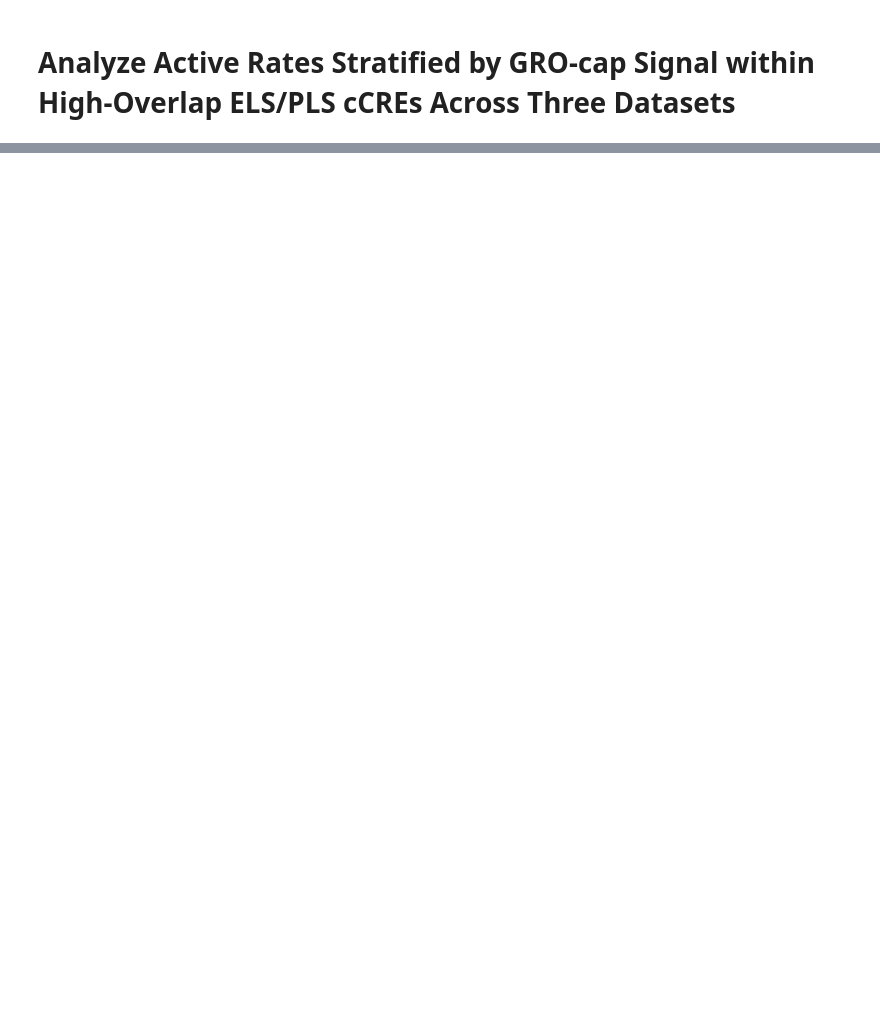
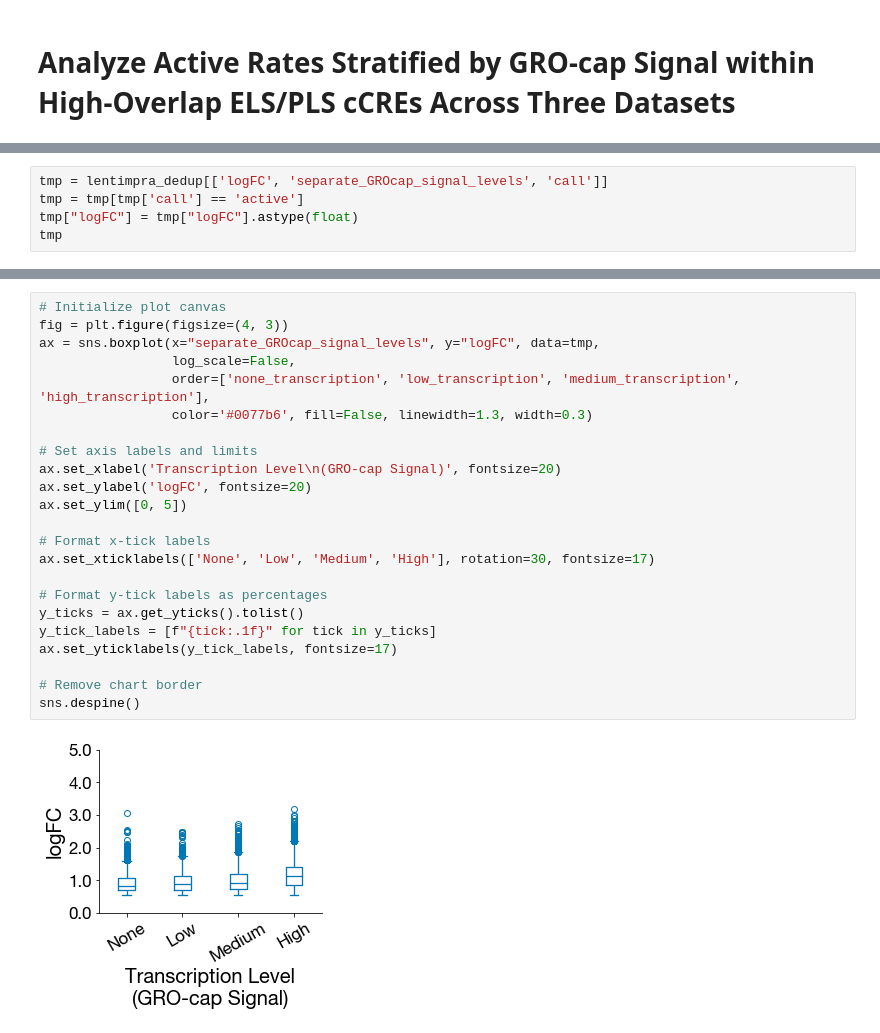
Before and after one commit to haiyuan-yu-lab/Analysis_Code_Comprehensive_Evaluation_MPRA_and_STARR_seq, a Jupyter notebook: analyze_uniform_processed_data/7_evaluate_active_rate_of_regions_with_different_transcription_levels.ipynb, the cells around one changed output, grey strips where cells are left out. Saved outputs shown, nothing was run; the diff lists cells and outputs as text; blank space fills up the shorter version.

```diff
--- a/analyze_uniform_processed_data/7_evaluate_active_rate_of_regions_with_different_transcription_levels.ipynb
+++ b/analyze_uniform_processed_data/7_evaluate_active_rate_of_regions_with_different_transcription_levels.ipynb
@@ -757,0 +768,5 @@ barplot(
+# %%
+tmp = lentimpra_dedup[['logFC', 'separate_GROcap_signal_levels', 'call']]
+tmp = tmp[tmp['call'] == 'active']
+tmp["logFC"] = tmp["logFC"].astype(float)
+tmp
@@ -757,0 +796,25 @@ barplot(
+# %%
+# Initialize plot canvas
+fig = plt.figure(figsize=(4, 3))
+ax = sns.boxplot(x="separate_GROcap_signal_levels", y="logFC", data=tmp,
+                 log_scale=False,
+                 order=['none_transcription', 'low_transcription', 'medium_transcription', 'high_transcription'],
+                 color='#0077b6', fill=False, linewidth=1.3, width=0.3)
+
+# Set axis labels and limits
+ax.set_xlabel('Transcription Level\n(GRO-cap Signal)', fontsize=20)
+ax.set_ylabel('logFC', fontsize=20)
+ax.set_ylim([0, 5])
+
+# Format x-tick labels
+ax.set_xticklabels(['None', 'Low', 'Medium', 'High'], rotation=30, fontsize=17)
+
+# Format y-tick labels as percentages
+y_ticks = ax.get_yticks().tolist()
+y_tick_labels = [f"{tick:.1f}" for tick in y_ticks]
+ax.set_yticklabels(y_tick_labels, fontsize=17)
+
+# Remove chart border
+sns.despine()
+# %% [output]
+[figure, added]
```
Also changed, not shown: parts of 12 cells of this notebook, 26 other files.
